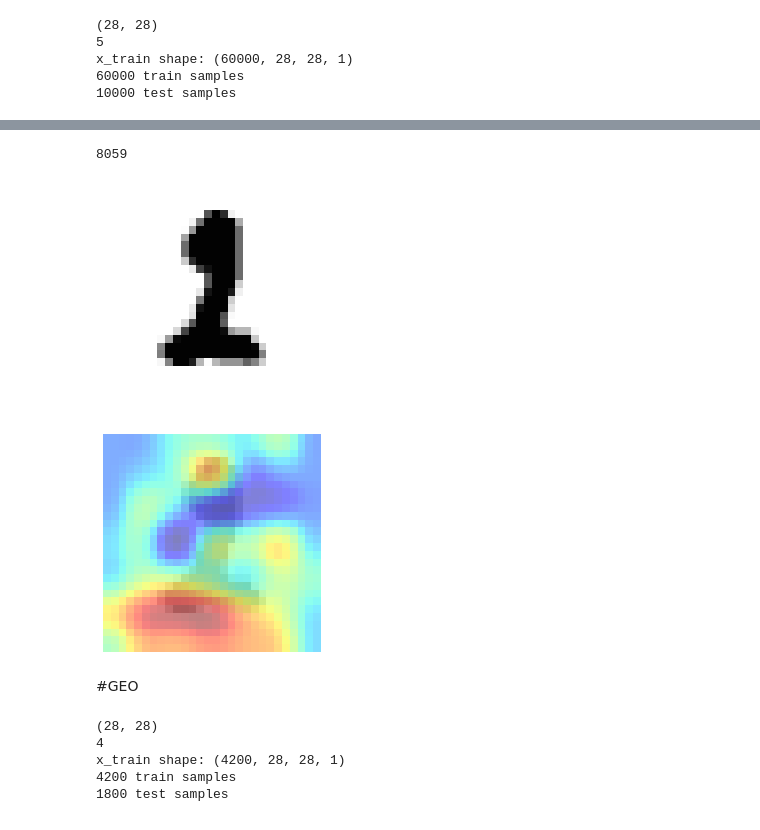
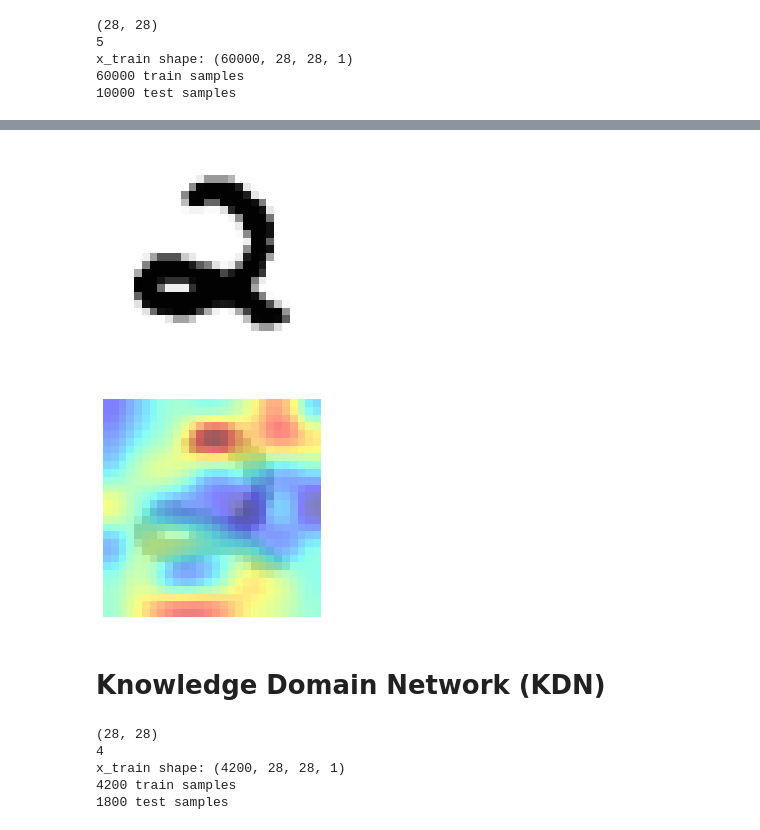
Before and after one commit to fsilvestrim/thesis, a Jupyter notebook: Geo_Cam.ipynb, the cells around one changed output, grey strips where cells are left out. Saved outputs shown, nothing was run; the diff lists cells and outputs as text; code cells hidden in the pictures.

```diff
--- a/Geo_Cam.ipynb
+++ b/Geo_Cam.ipynb
@@ -514,23 +514,22 @@ Training took: 19.34 seconds
 [figure]
 # %%
-decomposed_category = np.zeros(shape=(mnist_num_classes))
-decomposed_category[2] = 1
+# decomposed_category = np.zeros(shape=(mnist_num_classes))
+# decomposed_category[2] = 1
 
-idx = random.choice(np.argwhere(np.equal(mnist_test[1], decomposed_category).all(1)))[0]
+# idx = random.choice(np.argwhere(np.equal(mnist_test[1], decomposed_category).all(1)))[0]
 
-print(idx)
+# print(idx)
 
-image, truth, prediction, _ = get_prediction(model_mnist, mnist_test, idx)
+image, truth, prediction, _ = get_prediction(model_mnist, mnist_test, 6311)
 cam, _, _, _ = grad_cam(image, model_mnist)
 
 show_image(image, mnist_shape)
 show_heatmap(image, cam, mnist_shape)
 # %% [output]
-8059
-[figure, old version]
+[figure, new version]
-[figure, old version]
+[figure, new version]
-# %% [markdown]
-#GEO
+# %% [markdown]
+# Knowledge Domain Network (KDN)
 # %%
 geo_dataset_proto = ("proto", "https://geo-cam.s3-eu-west-1.amazonaws.com/geocam.npz", ["vertical line", "45° oriented line", "ellipse"])
 geo_dataset_simple = ("simple", "https://geo-cam.s3-eu-west-1.amazonaws.com/simpledataset_dataset.npz", ["vertical line", "horizontal line", "45° oriented line", "circle", "greater-than sign", "lower-than sign"])
```
Also changed, not shown: parts of 48 cells of this notebook.
